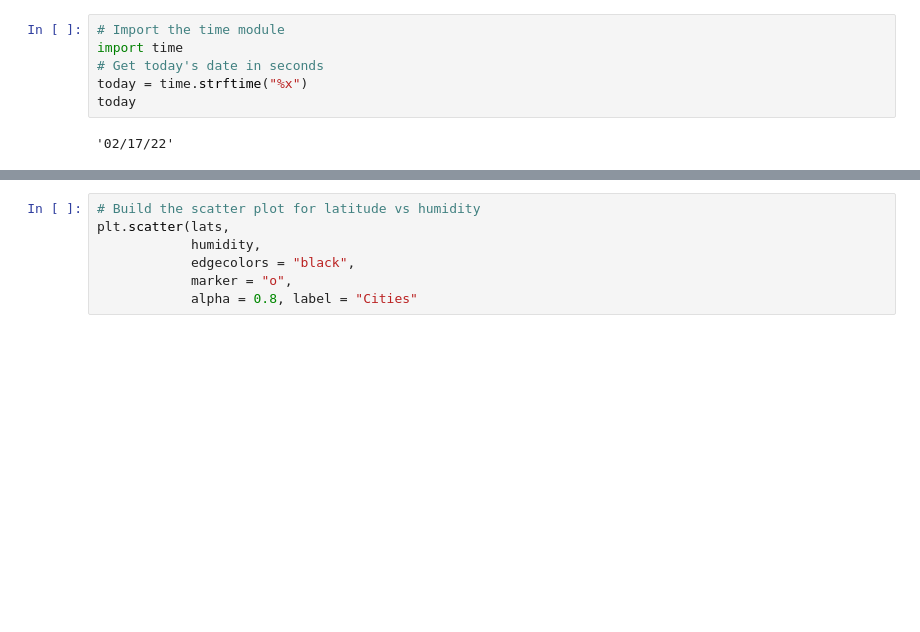
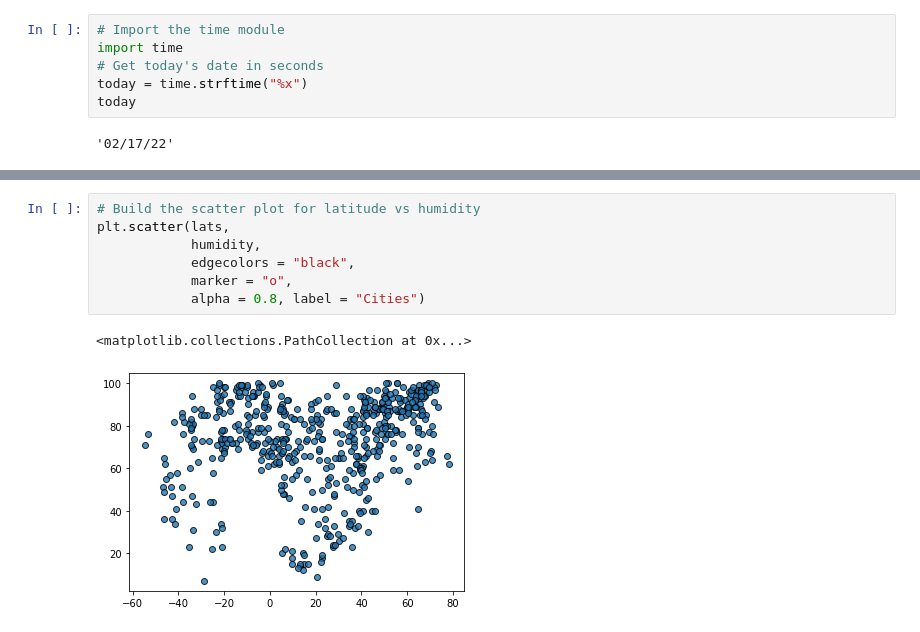
Before and after one commit to khanhh98/Work_Weather_Analysis, a Jupyter notebook: WeatherPy.ipynb, the cells around one changed output, grey strips where cells are left out. Drawn from its saved outputs; the diff is of its cells as text; blank space fills up the shorter version.

```diff
--- a/WeatherPy.ipynb
+++ b/WeatherPy.ipynb
@@ -212,10 +215,13 @@ plt.show()
 # %%
 # Build the scatter plot for latitude vs humidity
 plt.scatter(lats,
             humidity,
             edgecolors = "black",
             marker = "o",
-            alpha = 0.8, label = "Cities"
+            alpha = 0.8, label = "Cities")
+# %% [output]
+<matplotlib.collections.PathCollection at 0x...>
+[figure, added]
 # %%
 # Build the scatter plot for city latitude vs humidity
 plt.scatter(lats,
```
Also changed, not shown: parts of 22 cells of this notebook, 5 other files.
